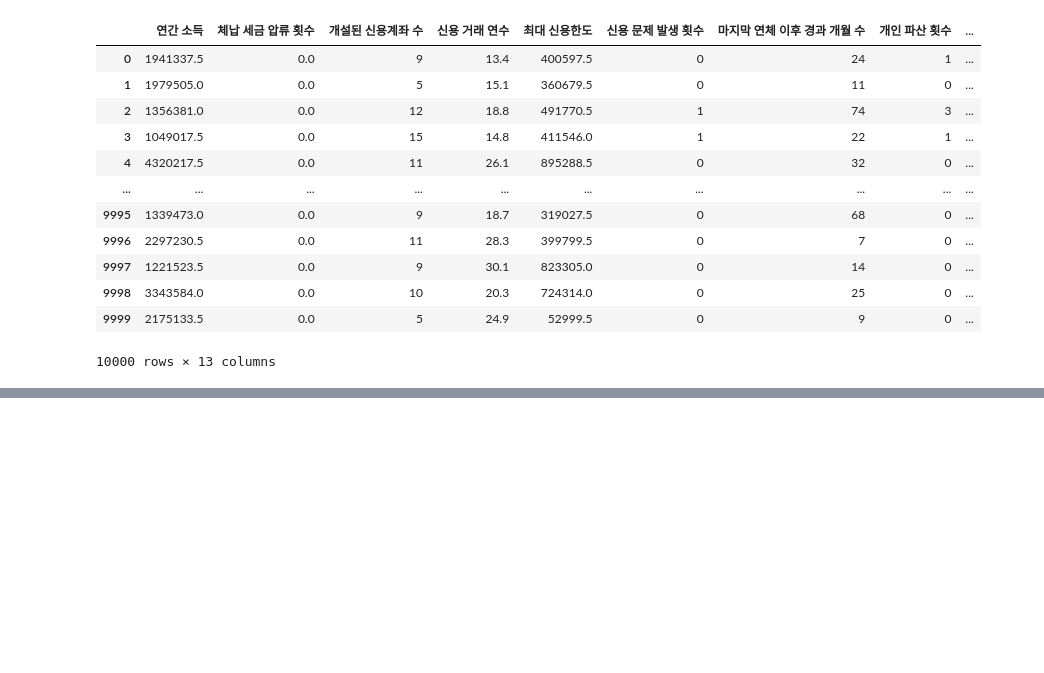
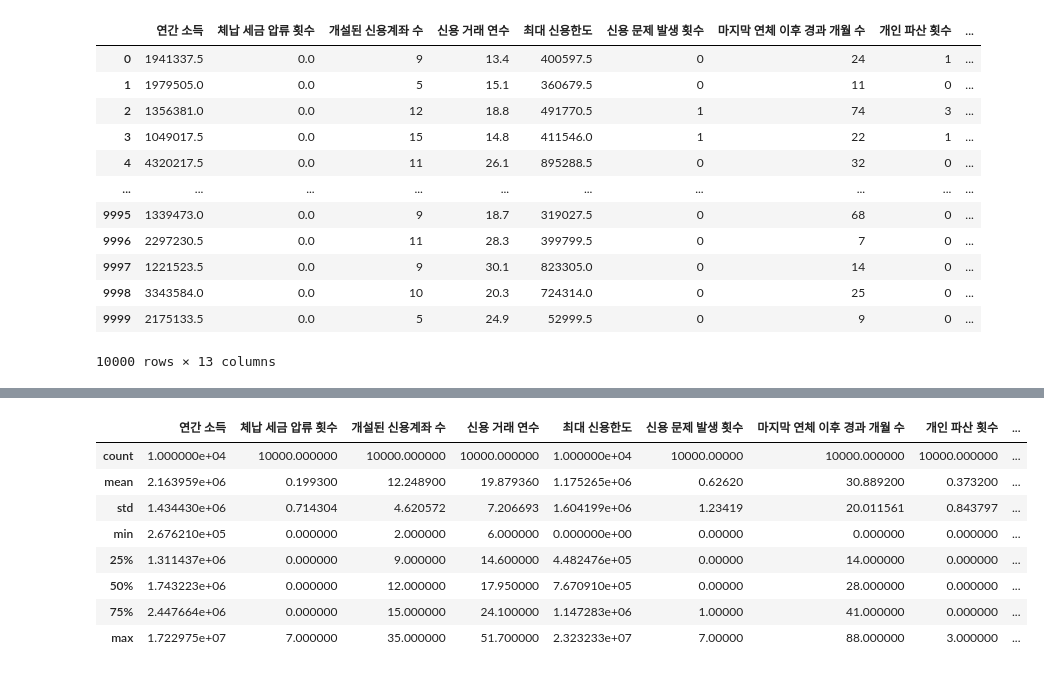
Before and after one commit to jayiuk/default-pred, a Jupyter notebook: eda_data.ipynb, the cells around one changed output, grey strips where cells are left out. Cells and saved outputs as stored; diff of their text form; code cells hidden in the pictures; blank space fills up the shorter version.

```diff
--- a/eda_data.ipynb
+++ b/eda_data.ipynb
@@ -135,0 +153,4 @@ num_corr
+# %%
+train_num_iqr = train_num[['연간 소득', '체납 세금 압류 횟수', '개설된 신용계좌 수', '신용 거래 연수', '최대 신용한도',
+       '신용 문제 발생 횟수', '마지막 연체 이후 경과 개월 수', '개인 파산 횟수', '현재 대출 잔액',
+       '현재 미상환 신용액', '월 상환 부채액', '신용 점수']]
@@ -135,0 +173,12 @@ num_corr
+# %%
+train_num_iqr.describe()
+# %% [output]
+|  | 연간 소득 | 체납 세금 압류 횟수 | 개설된 신용계좌 수 | 신용 거래 연수 | 최대 신용한도 | 신용 문제 발생 횟수 | 마지막 연체 이후 경과 개월 수 | 개인 파산 횟수 | ... |
+| count | 1.000000e+04 | 10000.000000 | 10000.000000 | 10000.000000 | 1.000000e+04 | 10000.00000 | 10000.000000 | 10000.000000 | ... |
+| mean | 2.163959e+06 | 0.199300 | 12.248900 | 19.879360 | 1.175265e+06 | 0.62620 | 30.889200 | 0.373200 | ... |
+| std | 1.434430e+06 | 0.714304 | 4.620572 | 7.206693 | 1.604199e+06 | 1.23419 | 20.011561 | 0.843797 | ... |
+| min | 2.676210e+05 | 0.000000 | 2.000000 | 6.000000 | 0.000000e+00 | 0.00000 | 0.000000 | 0.000000 | ... |
+| 25% | 1.311437e+06 | 0.000000 | 9.000000 | 14.600000 | 4.482476e+05 | 0.00000 | 14.000000 | 0.000000 | ... |
+| 50% | 1.743223e+06 | 0.000000 | 12.000000 | 17.950000 | 7.670910e+05 | 0.00000 | 28.000000 | 0.000000 | ... |
+| 75% | 2.447664e+06 | 0.000000 | 15.000000 | 24.100000 | 1.147283e+06 | 1.00000 | 41.000000 | 0.000000 | ... |
+| max | 1.722975e+07 | 7.000000 | 35.000000 | 51.700000 | 2.323233e+07 | 7.00000 | 88.000000 | 3.000000 | ... |
```
Also changed, not shown: parts of 5 cells of this notebook.
